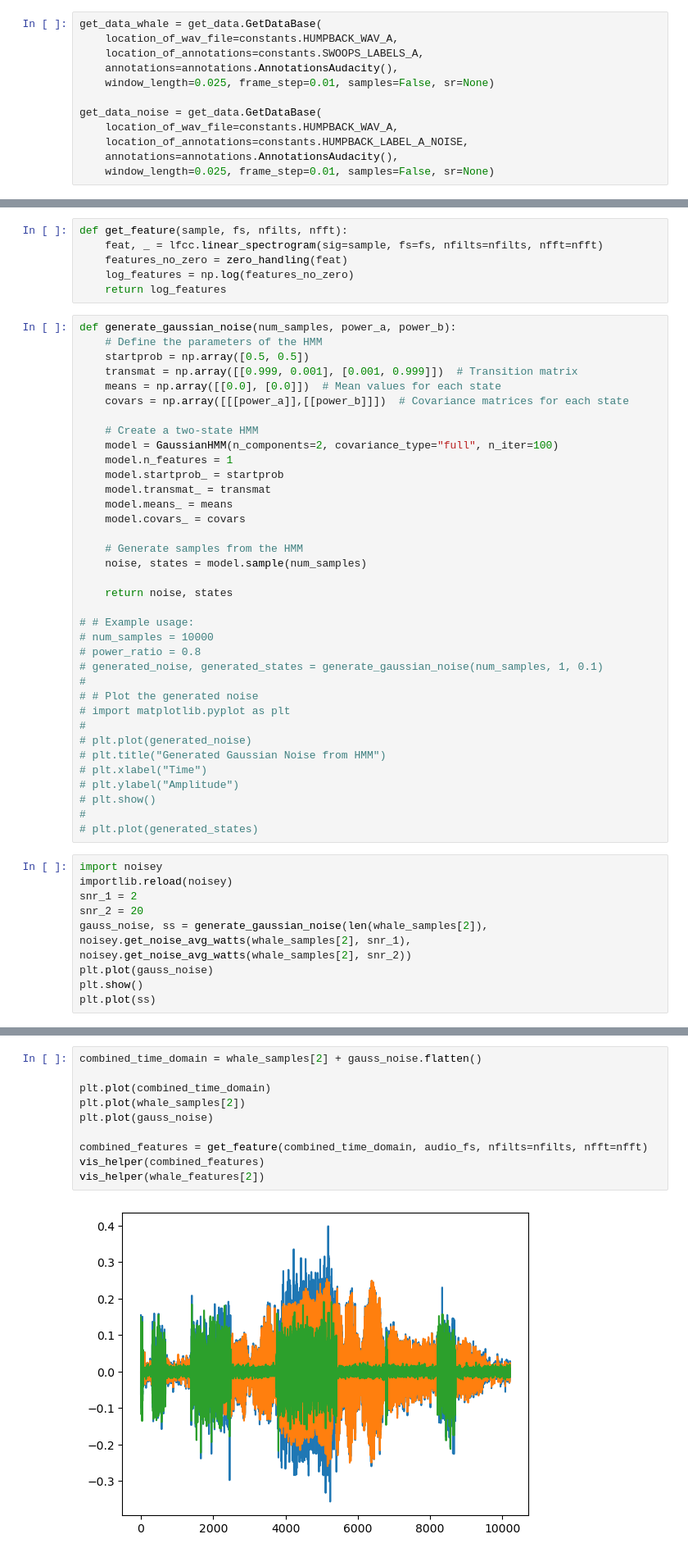
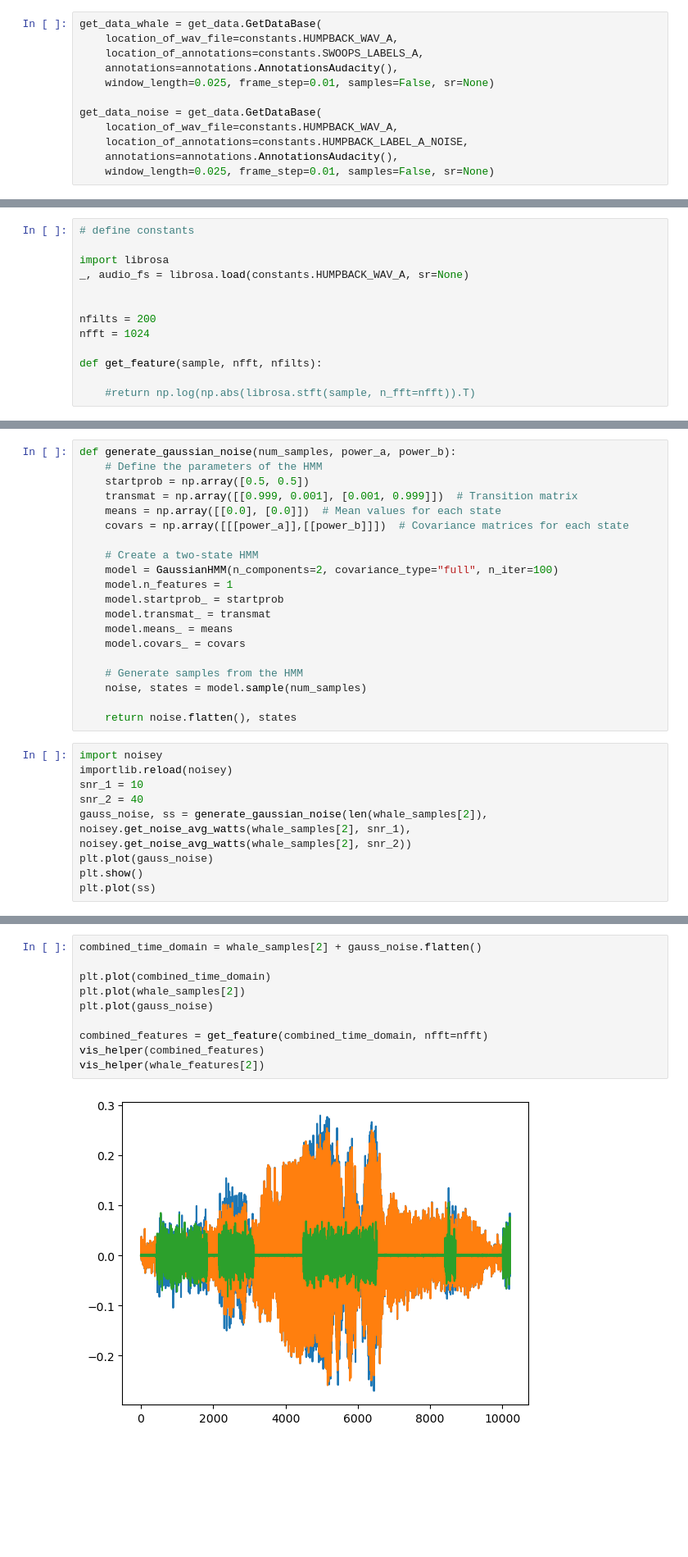
Before and after one commit to Davidjames9610/ubm, a Jupyter notebook: final/fhmm/tut1.ipynb, the cells around one changed output, grey strips where cells are left out. Shown at 82% size. Cells and saved outputs as stored; diff of their text form; blank space fills up the shorter version.

```diff
--- a/final/fhmm/tut1.ipynb
+++ b/final/fhmm/tut1.ipynb
@@ -42,3 +39,16 @@ _, audio_fs = librosa.load(constants.HUMPBACK_WAV_A, sr=None)
+# %%
+# define constants
+
+import librosa
+_, audio_fs = librosa.load(constants.HUMPBACK_WAV_A, sr=None)
+
+
+nfilts = 200
+nfft = 1024
+
+def get_feature(sample, nfft, nfilts):
+
+    #return np.log(np.abs(librosa.stft(sample, n_fft=nfft)).T)
 # %%
 from spafe.features import mfcc
 
@@ -103,9 +93,3 @@ GaussianHMM(n_components=20)
-# %%
-def get_feature(sample, fs, nfilts, nfft):
-    feat, _ = lfcc.linear_spectrogram(sig=sample, fs=fs, nfilts=nfilts, nfft=nfft)
-    features_no_zero = zero_handling(feat)
-    log_features = np.log(features_no_zero)
-    return log_features
 # %%
 def generate_gaussian_noise(num_samples, power_a, power_b):
     # Define the parameters of the HMM
@@ -125,28 +109,12 @@ def generate_gaussian_noise(num_samples, power_a, power_b):
     # Generate samples from the HMM
     noise, states = model.sample(num_samples)
 
-    return noise, states
-
-# # Example usage:
-# num_samples = 10000
-# power_ratio = 0.8
-# generated_noise, generated_states = generate_gaussian_noise(num_samples, 1, 0.1)
-#
-# # Plot the generated noise
-# import matplotlib.pyplot as plt
-#
-# plt.plot(generated_noise)
-# plt.title("Generated Gaussian Noise from HMM")
-# plt.xlabel("Time")
-# plt.ylabel("Amplitude")
-# plt.show()
-#
-# plt.plot(generated_states)
+    return noise.flatten(), states
 # %%
 import noisey
 importlib.reload(noisey)
-snr_1 = 2
-snr_2 = 20
+snr_1 = 10
+snr_2 = 40
 gauss_noise, ss = generate_gaussian_noise(len(whale_samples[2]), noisey.get_noise_avg_watts(whale_samples[2], snr_1), noisey.get_noise_avg_watts(whale_samples[2], snr_2))
 plt.plot(gauss_noise)
 plt.show()
@@ -158,12 +126,12 @@ plt.plot(ss)
 # %%
 combined_time_domain = whale_samples[2] + gauss_noise.flatten()
 
 plt.plot(combined_time_domain)
 plt.plot(whale_samples[2])
 plt.plot(gauss_noise)
 
-combined_features = get_feature(combined_time_domain, audio_fs, nfilts=nfilts, nfft=nfft)
+combined_features = get_feature(combined_time_domain, nfft=nfft)
 vis_helper(combined_features)
 vis_helper(whale_features[2])
 # %% [output]
-[figure, old version]
+[figure, new version]
```
Also changed, not shown: parts of 14 cells of this notebook, 2 other files.
